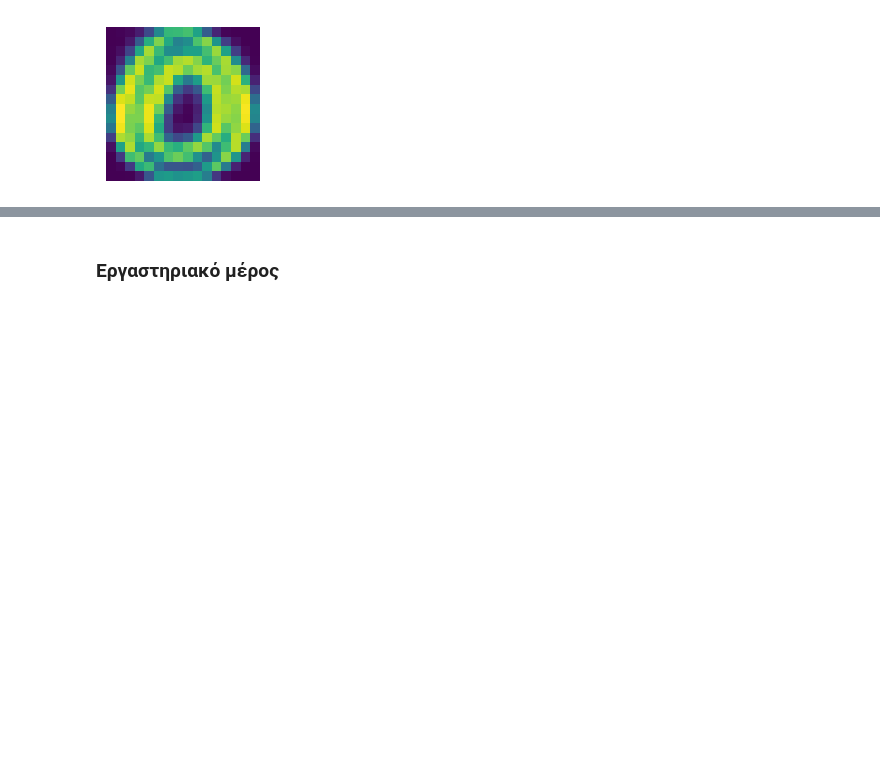
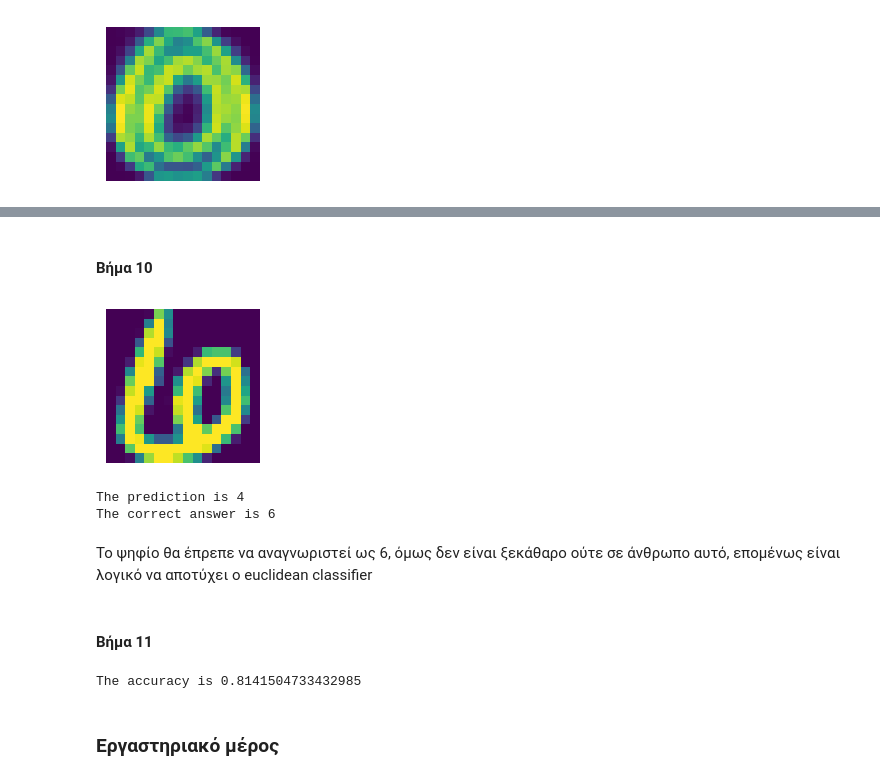
Before and after one commit to JasonChatzitheodorou/PatRec, a Jupyter notebook: Lab1/PatRec_Lab1.ipynb, the cells around one changed output, grey strips where cells are left out. Cells and saved outputs as stored; diff of their text form; code cells hidden in the pictures; blank space fills up the shorter version.

```diff
--- a/Lab1/PatRec_Lab1.ipynb
+++ b/Lab1/PatRec_Lab1.ipynb
@@ -94,2 +119,26 @@ plt.show()
+# %% [markdown]
+#### Βήμα 10
+# %%
+plt.figure(figsize = (2, 2))
+lib.show_sample(X_test, 101)
+plt.show()
+# %% [output]
+[figure, added]
+# %%
+print("The prediction is {}".format(lib.euclidean_distance_classifier(np.array(X_test[101]), means)[0]))
+print("The correct answer is {}".format(y_test[101]))
+# %% [output]
+The prediction is 4
+The correct answer is 6
+# %% [markdown]
+Το ψηφίο θα έπρεπε να αναγνωριστεί ως 6, όμως δεν είναι ξεκάθαρο ούτε σε άνθρωπο αυτό, επομένως είναι λογικό να αποτύχει ο euclidean classifier
+# %% [markdown]
+#### Βήμα 11
+# %%
+predictions = lib.euclidean_distance_classifier(X_test, means)
+
+print("The accuracy is {}".format(sklearn.metrics.accuracy_score(y_test, predictions)))
+# %% [output]
+The accuracy is 0.8141504733432985
 # %% [markdown]
 ### Εργαστηριακό μέρος
```
Also changed, not shown: parts of 8 cells of this notebook, 2 other files.
